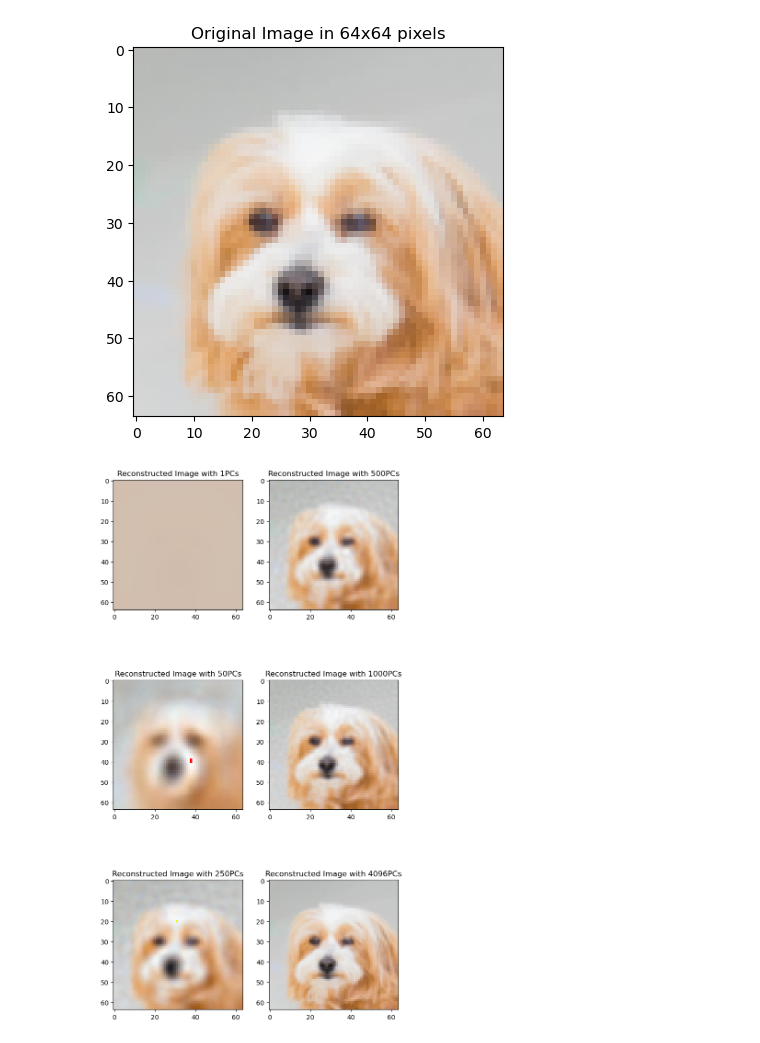
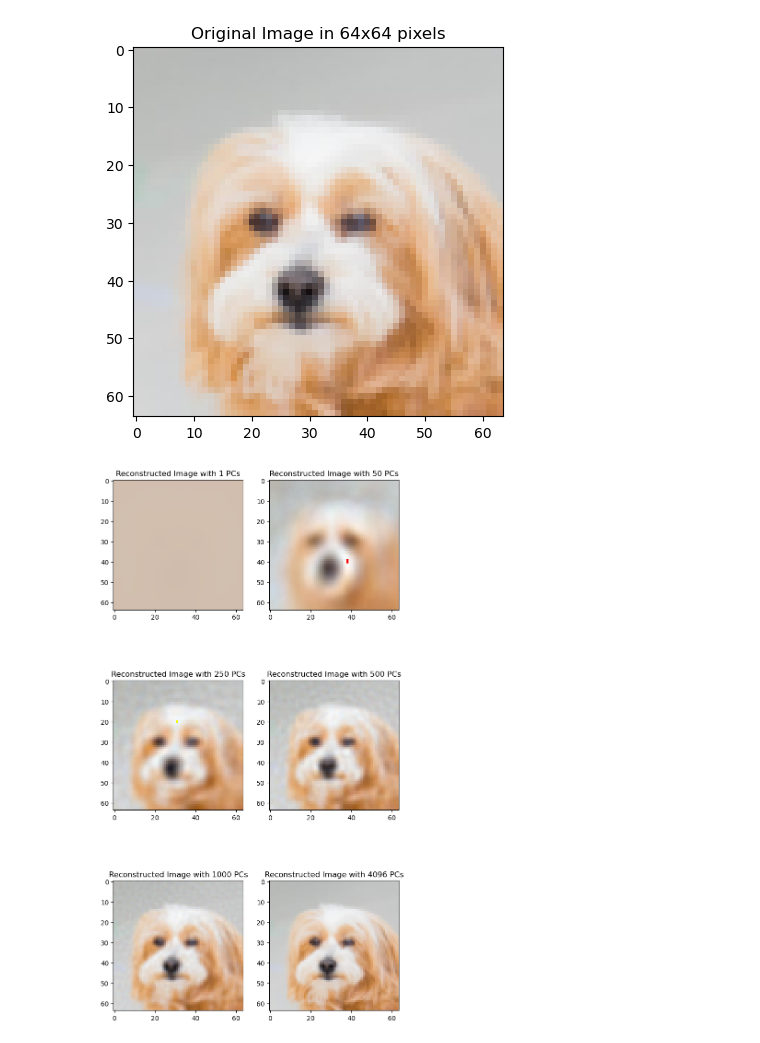
Before and after one commit to Gulce62/PCA-Dogs, a Jupyter notebook: notebookPCA.ipynb, the cells around one changed output. Drawn from its saved outputs; the diff is of its cells as text; code cells hidden in the pictures.

```diff
--- a/notebook.ipynb
+++ b/notebookPCA.ipynb
@@ -218,15 +218,16 @@ k_list = [1, 50, 250, 500, 1000, 4096]  # list of the number of principal compon
 # %%
 fig, axs = plt.subplots(3, 2, figsize=(8, 16))
 r = 0
 c = 0
 for k in k_list:
     reconstructedImage = perform(k, originalImg)  # find the reconstructed image for k principal component
     axs[r, c].imshow(reconstructedImage.astype('uint8'))
-    axs[r, c].title.set_text('Reconstructed Image with ' + str(k) + 'PCs')
-    r += 1
-    if r == 3:
-        r = 0
-        c = 1
+    axs[r, c].title.set_text('Reconstructed Image with ' + str(k) + ' PCs')
+    if c == 1:
+        c = 0
+        r += 1
+    else:
+        c += 1
 plt.show()
 # %% [output]
-[figure, old version]
+[figure, new version]
```
Also changed, not shown: 2 other files.
